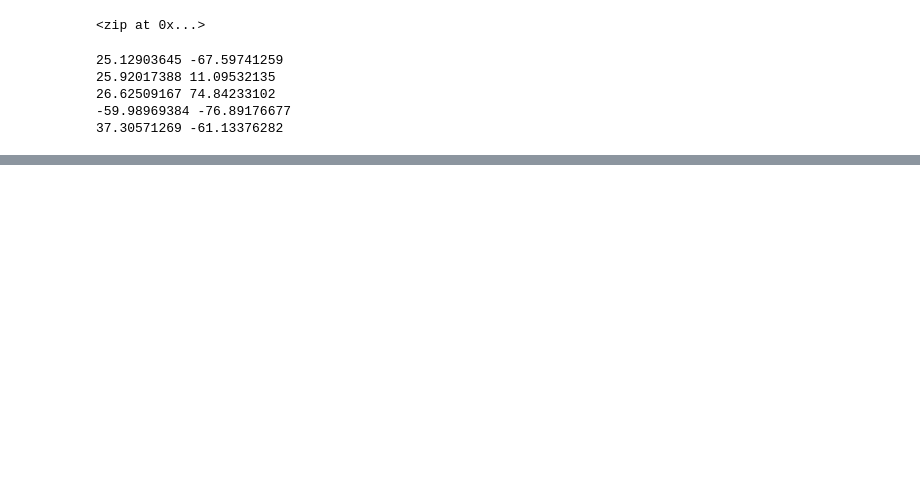
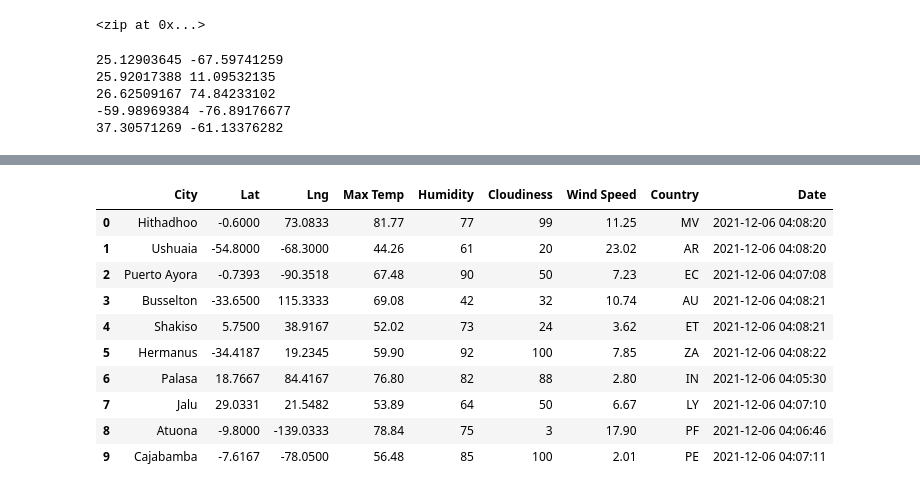
Before and after one commit to sjwbee/World_Weather_Analysis, a Jupyter notebook: WeatherPy.ipynb, the cells around one changed output, grey strips where cells are left out. Drawn from its saved outputs; the diff is of its cells as text; code cells hidden in the pictures; blank space fills up the shorter version.

```diff
--- a/WeatherPy.ipynb
+++ b/WeatherPy.ipynb
@@ -69,0 +251,16 @@ len(cities)
+# %%
+# Convert the array of dictionaries to a Pandas DataFrame.
+city_data_df = pd.DataFrame(city_data)
+city_data_df.head(10)
+# %% [output]
+|  | City | Lat | Lng | Max Temp | Humidity | Cloudiness | Wind Speed | Country | Date |
+| 0 | Hithadhoo | -0.6000 | 73.0833 | 81.77 | 77 | 99 | 11.25 | MV | 2021-12-06 04:08:20 |
+| 1 | Ushuaia | -54.8000 | -68.3000 | 44.26 | 61 | 20 | 23.02 | AR | 2021-12-06 04:08:20 |
+| 2 | Puerto Ayora | -0.7393 | -90.3518 | 67.48 | 90 | 50 | 7.23 | EC | 2021-12-06 04:07:08 |
+| 3 | Busselton | -33.6500 | 115.3333 | 69.08 | 42 | 32 | 10.74 | AU | 2021-12-06 04:08:21 |
+| 4 | Shakiso | 5.7500 | 38.9167 | 52.02 | 73 | 24 | 3.62 | ET | 2021-12-06 04:08:21 |
+| 5 | Hermanus | -34.4187 | 19.2345 | 59.90 | 92 | 100 | 7.85 | ZA | 2021-12-06 04:08:22 |
+| 6 | Palasa | 18.7667 | 84.4167 | 76.80 | 82 | 88 | 2.80 | IN | 2021-12-06 04:05:30 |
+| 7 | Jalu | 29.0331 | 21.5482 | 53.89 | 64 | 50 | 6.67 | LY | 2021-12-06 04:07:10 |
+| 8 | Atuona | -9.8000 | -139.0333 | 78.84 | 75 | 3 | 17.90 | PF | 2021-12-06 04:06:46 |
+| 9 | Cajabamba | -7.6167 | -78.0500 | 56.48 | 85 | 100 | 2.01 | PE | 2021-12-06 04:07:11 |
```
Also changed, not shown: parts of 20 cells of this notebook, 4 other files.
